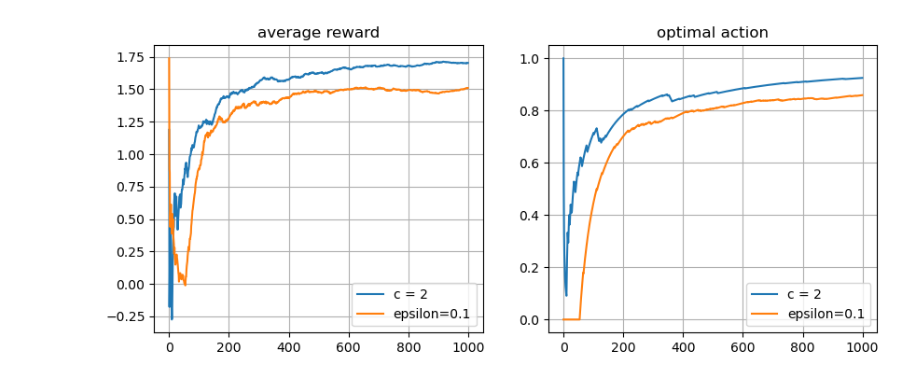
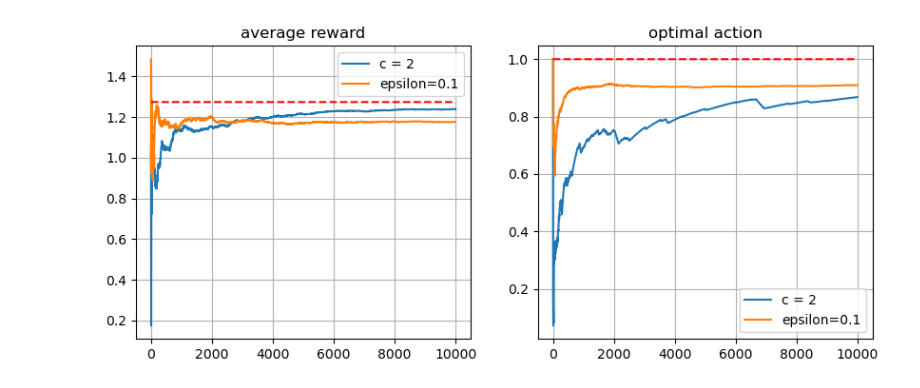
Before and after one commit to Greathoney/fundamental_RL_code, a Jupyter notebook: ch2/ch2-7.ipynb, the cells around one changed output. Cells and saved outputs as stored; diff of their text form; code cells hidden in the pictures.

```diff
--- a/ch2/ch2-7.ipynb
+++ b/ch2/ch2-7.ipynb
@@ -2,8 +2,8 @@
 import numpy as np
 import matplotlib.pyplot as plt
 # %%
-trial = 1000
 n = 10
+trial = 10000
 q_star = np.random.normal(0, 1, n)
 # %%
 plt.plot(q_star, 'o')
@@ -19,7 +19,7 @@ plt.show()
 # %%
-def bandit_v3(q_star, epsilon, trial, q1=0, c=0):
+def bandit_v3(q_star, epsilon, trial, c=0):
     n = len(q_star)
-    Q = np.full(n, q1)
+    Q = np.zeros(n)
     N = np.zeros(n)
 
     action_log = []
@@ -45,21 +45,23 @@ a2, r2 = bandit_v3(q_star, 0.1, trial)
 # %%
 fig, ax = plt.subplots(1, 2, figsize=(10, 4))
 
 ax[0].plot(np.cumsum(r1) / np.arange(1, trial+1))
 ax[0].plot(np.cumsum(r2) / np.arange(1, trial+1))
+ax[0].plot(np.ones(trial) * max(q_star), 'r--')
 
 ax[0].set_title('average reward')
 ax[0].legend(['c = 2', 'epsilon=0.1'])
 ax[0].grid()
 
 ax[1].plot(np.cumsum(np.array(a1) == np.argmax(q_star)) / np.arange(1, trial+1))
 ax[1].plot(np.cumsum(np.array(a2) == np.argmax(q_star)) / np.arange(1, trial+1))
+ax[1].plot(np.ones(trial), 'r--')
 
 ax[1].set_title('optimal action')
 ax[1].legend(['c = 2', 'epsilon=0.1'])
 ax[1].grid()
 plt.show()
 
 plt.show()
 # %% [output]
-[figure, old version]
+[figure, new version]
```
Also changed, not shown: parts of 1 cell of this notebook, 4 other files.
